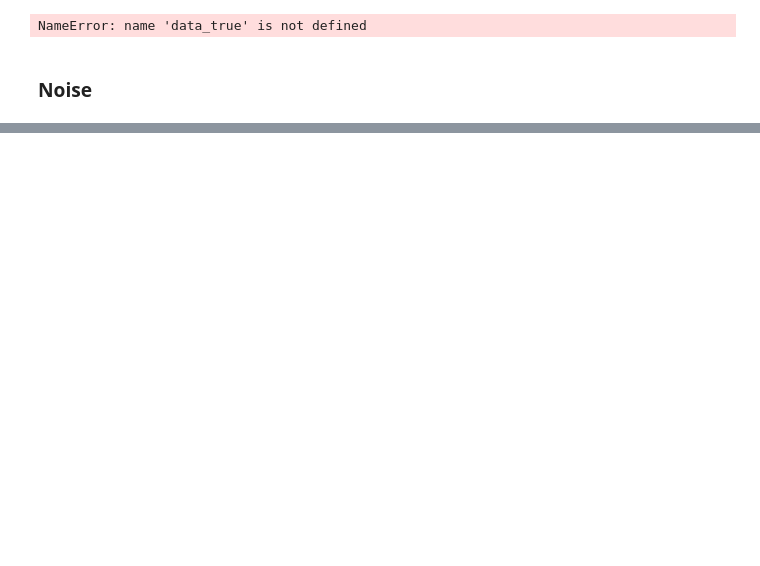
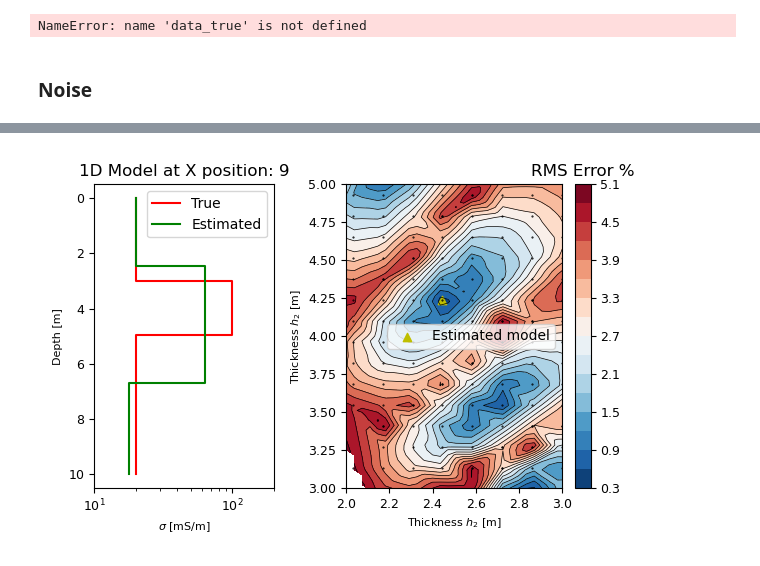
Before and after one commit to mariacarrizo/InvEM-ML, a Jupyter notebook: Synth-3Layer/Notebooks/3Layer.ipynb, the cells around one changed output, grey strips where cells are left out. Cells and saved outputs as stored; diff of their text form; code cells hidden in the pictures; blank space fills up the shorter version.

```diff
--- a/Synth-3Layer/Notebooks/3Layer.ipynb
+++ b/Synth-3Layer/Notebooks/3Layer.ipynb
@@ -594,0 +666,70 @@ plt.ylabel('Depth [m]')
+# %%
+# Error space using Q + IP
+import matplotlib.tri as tri
+
+def PlotErrorSpace(model, model_est, pos, err, models_err, depthmax=10):
+
+    # Arrays to plot
+    depth_true = np.array([0, model[pos,3], model[pos,3]+model[pos,4], depthmax])
+    depth_est = np.array([0, model_est[pos,3], model_est[pos,3]+model_est[pos,4], depthmax])
+
+    sigma_true = np.hstack([model[pos,:3], model[pos,2]])
+    sigma_est = np.hstack([model_est[pos,:3], model_est[pos,2]])
+
+    fig, ax = plt.subplots(1,2, figsize=(6,4), gridspec_kw={'width_ratios': [1,1.5]})
+
+    ax[0].step(sigma_true*1000, depth_true, 'r', label = 'True')
+    ax[0].step(sigma_est*1000, depth_est, 'g', label='Estimated')
+    ax[0].invert_yaxis()
+    ax[0].set_ylabel('Depth [m]', fontsize=8)
+    ax[0].set_xlabel('$\sigma$ [mS/m]', fontsize=8)
+    ax[0].set_title('1D Model at X position: ' +str(pos))
+    ax[0].set_xscale('log')
+    ax[0].set_xlim([10,200])
+    ax[0].legend()
+
+    x = models_err[:,3] # thickness of first layer
+    y = models_err[:,4] # thickness of second layer
+    z = err
+
+    ngridx = 100
+    ngridy = 200
+
+    # Create grid values first.
+    xi = np.linspace(np.min(x), np.max(x), ngridx)
+    yi = np.linspace(np.min(y), np.max(y), ngridy)
+
+    # Linearly interpolate the data (x, y) on a grid defined by (xi, yi).
+    triang = tri.Triangulation(x, y)
+    interpolator = tri.LinearTriInterpolator(triang, z)
+    Xi, Yi = np.meshgrid(xi, yi)
+    zi = interpolator(Xi, Yi)
+
+    # Note that scipy.interpolate provides means to interpolate data on a grid
+    # as well. The following would be an alternative to the four lines above:
+    # from scipy.interpolate import griddata
+    # zi = griddata((x, y), z, (xi[None, :], yi[:, None]), method='linear')
+
+    ax[1].contour(xi, yi, zi*100, levels=14, linewidths=0.5, colors='k')
+    cntr1 = ax[1].contourf(xi, yi, zi*100, levels=14, cmap="RdBu_r")
+    ax[1].plot(x, y, '.k', ms=1)
+    ax[1].set(xlim=(2,3), ylim=(3,5))
+    ax[1].scatter(model_est[pos,3], model_est[pos,4],
+                 marker ='^', c='y', label='Estimated model')
+    #ax1.scatter( np.log10((model_cm_pos[1])*1000), model_cm_pos[2],
+    #             marker ='^', c='k', label='Closest')
+    ax[1].set_xlabel('Thickness $h_2$ [m]', fontsize=8)
+    ax[1].set_ylabel('Thickness $h_2$ [m]', fontsize=8)
+    #ax[1].set_xscale('log')
+    ax[1].legend()
+    ax[1].tick_params(axis='both',labelsize=9)
+    ax[0].tick_params(axis='both',labelsize=9)
+    clb = fig.colorbar(cntr1, ax=ax[1])
+    clb.ax.set_title('RMS Error %')
+    clb.ax.tick_params(labelsize=9)
+
+PlotErrorSpace(model_true, model_est_FS, pos, error, models_below_err)
+plt.tight_layout()
+plt.show()
+# %% [output]
+[figure, added]
```
Also changed, not shown: parts of 11 cells of this notebook, 2 other files.
